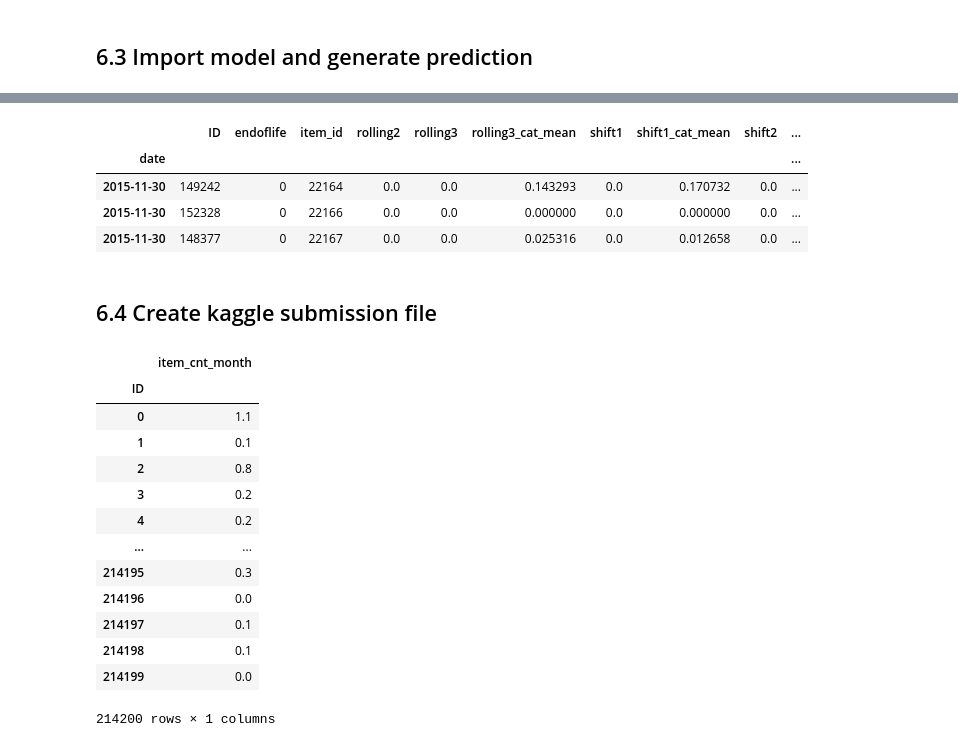
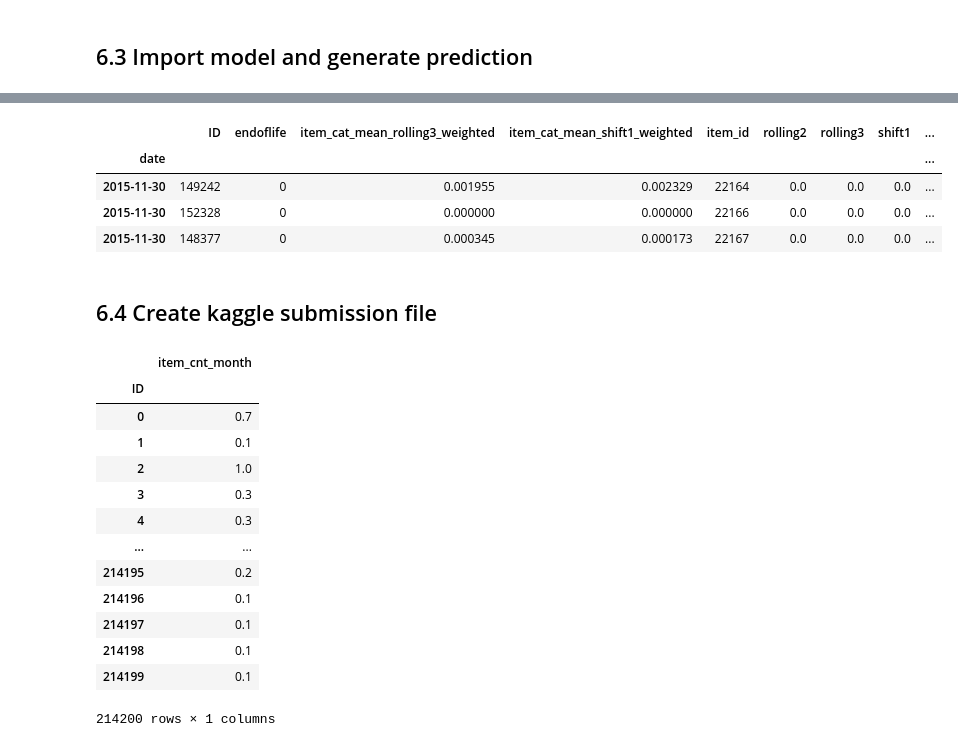
Before and after one commit to djgallagher/kaggle-predict-future-sales, a Jupyter notebook: kaggle_predict_future_sales.ipynb, the cells around one changed output, grey strips where cells are left out. Saved outputs shown, nothing was run; the diff lists cells and outputs as text; code cells hidden in the pictures.

Commit message:
optimized feature engineering with pipelines

```diff
--- a/kaggle_predict_future_sales.ipynb
+++ b/kaggle_predict_future_sales.ipynb
@@ -1163,0 +1110,38 @@ pred_ts.head(3)
+# %%
+def clean_up_new_data(df):
+    """
+    1. drop unwanted columns
+    2. filter only for Nov 2015 with test ids
+    3. fill nulls
+    4. set date index
+    5. sort column axis
+    """
+    column_list = ['item_category_id', 'item_start', 'item_end',
+                   'shift1_cat_mean', 'rolling3_cat_mean', 'shift1_shop_total', 'shift1_month_total', 'shop_weight']
+
+    return (
+        df
+        .reset_index()
+        .drop(column_list, axis=1)
+        .sort_values(['date','shop_id', 'item_id'])
+        .query("date == '2015-11-30' & ID >= 0")
+        .fillna({'startoflife': 1,
+                 'endoflife': 0})
+        .fillna(0)
+        .set_index('date')
+        .sort_index(axis=1)
+        .astype({'ID': int})
+    )
+# %%
+# pandas pipeline for new data ABT
+abt_new = (
+    df_test
+    .copy()
+    .pipe(merge_time_series)
+    .pipe(add_lifecycle_features)
+    .pipe(add_item_category_mean_features)
+    .pipe(clean_up_new_data)
+)
+
+print(abt_new.shape)
+abt_new.tail(3)
@@ -1187,20 +1165,20 @@ Pipeline(memory=None,
 # %%
 # new column
-pred_ts['item_cnt_month'] = np.round(model_ts
-                                     .predict(pred_ts.drop(['shop_id', 'item_id', 'ID'], axis=1))
+abt_new['item_cnt_month'] = np.round(model_ts
+                                     .predict(abt_new.drop(['shop_id', 'item_id', 'ID'], axis=1))
                                      .clip(0, 20),1)
-pred_ts.tail(3)
+abt_new.tail(3)
 # %% [output]
-|  | ID | endoflife | item_id | rolling2 | rolling3 | rolling3_cat_mean | shift1 | shift1_cat_mean | shift2 | ... |
-| date |  |  |  |  |  |  |  |  |  | ... |
-| 2015-11-30 | 149242 | 0 | 22164 | 0.0 | 0.0 | 0.143293 | 0.0 | 0.170732 | 0.0 | ... |
-| 2015-11-30 | 152328 | 0 | 22166 | 0.0 | 0.0 | 0.000000 | 0.0 | 0.000000 | 0.0 | ... |
-| 2015-11-30 | 148377 | 0 | 22167 | 0.0 | 0.0 | 0.025316 | 0.0 | 0.012658 | 0.0 | ... |
+|  | ID | endoflife | item_cat_mean_rolling3_weighted | item_cat_mean_shift1_weighted | item_id | rolling2 | rolling3 | shift1 | ... |
+| date |  |  |  |  |  |  |  |  | ... |
+| 2015-11-30 | 149242 | 0 | 0.001955 | 0.002329 | 22164 | 0.0 | 0.0 | 0.0 | ... |
+| 2015-11-30 | 152328 | 0 | 0.000000 | 0.000000 | 22166 | 0.0 | 0.0 | 0.0 | ... |
+| 2015-11-30 | 148377 | 0 | 0.000345 | 0.000173 | 22167 | 0.0 | 0.0 | 0.0 | ... |
 # %% [markdown]
 ## 6.4 Create kaggle submission file
 # %%
 df_submission = (
-    pred_ts[['ID', 'item_cnt_month']]
+    abt_new[['ID', 'item_cnt_month']]
     .copy()
     .reset_index()
     .drop(['date'], axis=1)
@@ -1212,17 +1190,17 @@ df_submission
 # %% [output]
 |  | item_cnt_month |
 | ID |  |
-| 0 | 1.1 |
+| 0 | 0.7 |
 | 1 | 0.1 |
-| 2 | 0.8 |
-| 3 | 0.2 |
-| 4 | 0.2 |
+| 2 | 1.0 |
+| 3 | 0.3 |
+| 4 | 0.3 |
 | ... | ... |
-| 214195 | 0.3 |
-| 214196 | 0.0 |
+| 214195 | 0.2 |
+| 214196 | 0.1 |
 | 214197 | 0.1 |
 | 214198 | 0.1 |
-| 214199 | 0.0 |
+| 214199 | 0.1 |
 214200 rows × 1 columns
 # %%
 # dataframe to csv
```
Also changed, not shown: parts of 49 cells of this notebook.
